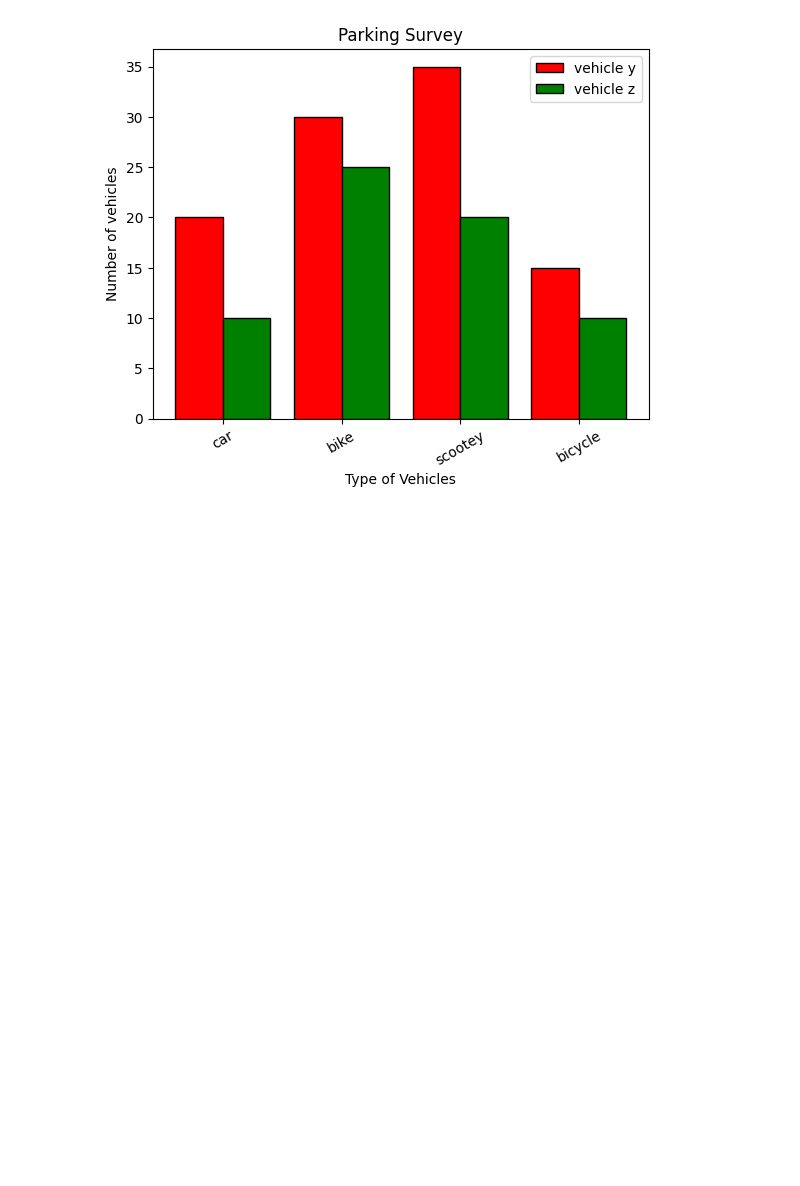
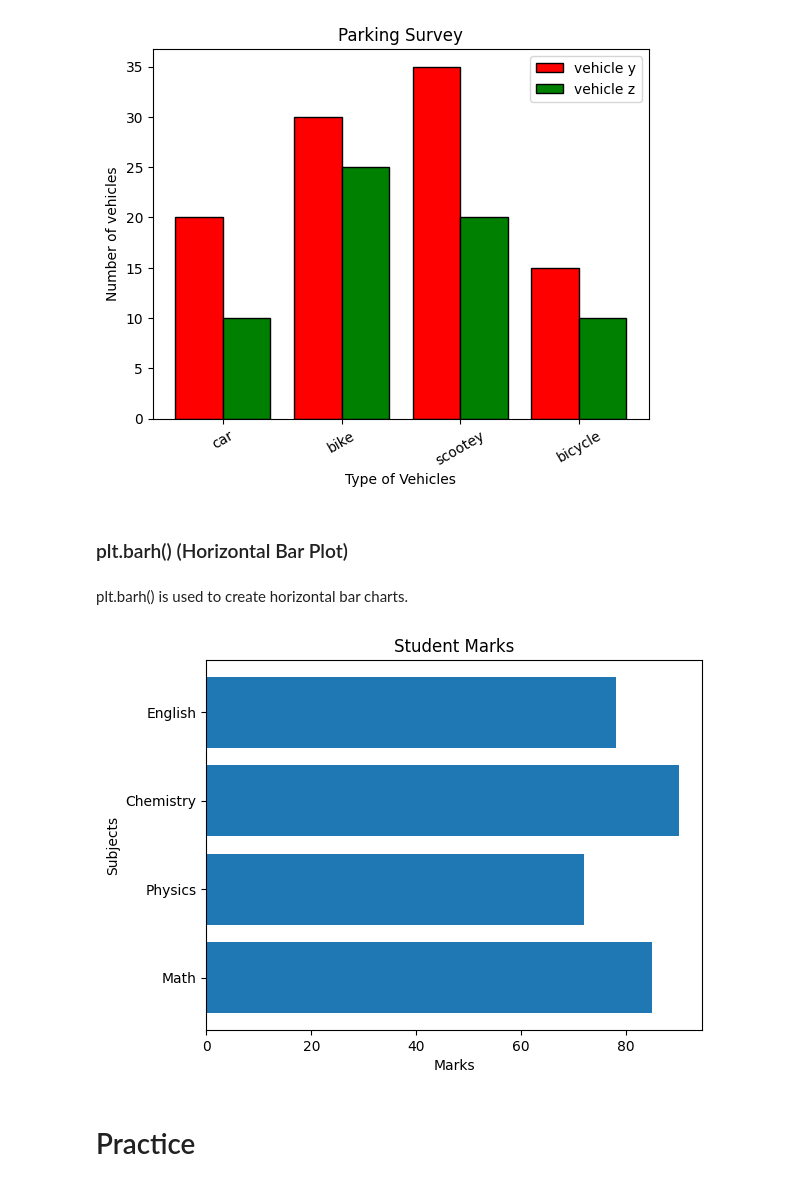
Before and after one commit to kshitij-commit/DataScience, a Jupyter notebook: 04_matplotlib/01-bar-plot.ipynb, the cells around one changed output. Saved outputs shown, nothing was run; the diff lists cells and outputs as text; code cells hidden in the pictures; blank space fills up the shorter version.

Commit message:
added practice question on bar plot

```diff
--- a/04_matplotlib/01-bar-plot.ipynb
+++ b/04_matplotlib/01-bar-plot.ipynb
@@ -424,3 +426,24 @@ plt.title('Parking Survey')
 plt.show()
 # %% [output]
 [figure]
+# %% [markdown]
+### plt.barh() (Horizontal Bar Plot)
+# %% [markdown]
+plt.barh() is used to create horizontal bar charts.
+# %%
+import matplotlib.pyplot as plt
+
+subjects = ['Math', 'Physics', 'Chemistry', 'English']
+marks = [85, 72, 90, 78]
+
+plt.barh(subjects, marks)
+
+plt.xlabel("Marks")
+plt.ylabel("Subjects")
+plt.title("Student Marks")
+
+plt.show()
+# %% [output]
+[figure, added]
+# %% [markdown]
+# Practice
```
Also changed, not shown: parts of 18 cells of this notebook.
